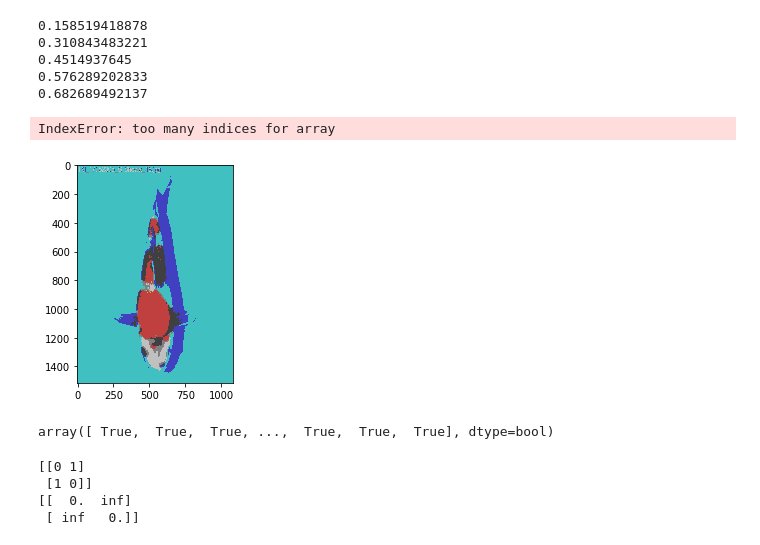
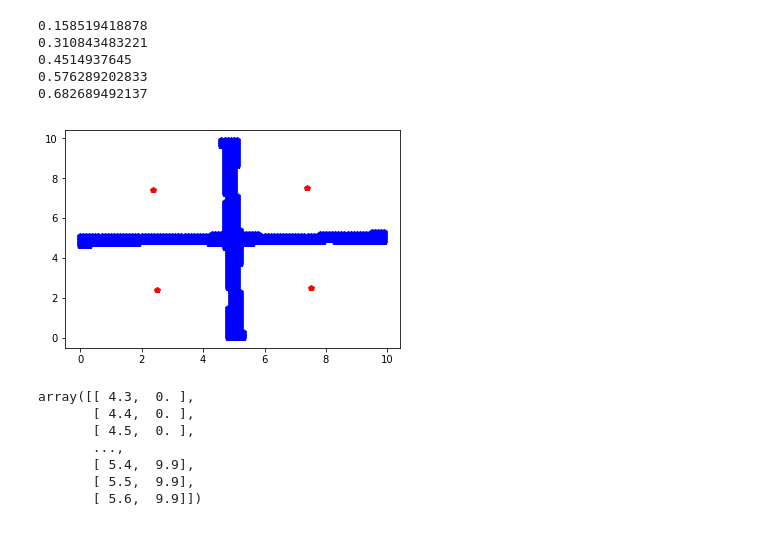
Before and after one commit to Dogiko/KMeans-Clustering, a Jupyter notebook: main.ipynb, the cells around one changed output. Saved outputs shown, nothing was run; the diff lists cells and outputs as text; code cells hidden in the pictures.

```diff
--- a/main.ipynb
+++ b/main.ipynb
@@ -226,7 +226,9 @@ class KMeans():
         temp_label_counter -= temp_label_is
         temp_dissimilar /= temp_label_counter
         a = (temp_dissimilar*temp_label_is).max(axis = 1)
-        b = (temp_dissimilar + temp_label_is*temp_dissimilar.max()).min(axis = 1)
+        np.place(temp_dissimilar, temp_label_is, np.inf)
+        b = temp_dissimilar.min(axis=1)
+        #b = (temp_dissimilar + temp_label_is*temp_dissimilar.max()).min(axis = 1)
         s = (b - a) / (a*(a>=b) + b*(b>a))
         output = (s.mean(), np.zeros((temp_c_n)), s, temp_labels)
         # out_put provide (totally score, cluster wise score, data wise score, data label)
@@ -449,2 +422,8 @@ k_means.clusters[8] = np.array([128,128,128])
+# %%
+foo = np.zeros((100,100,2))
+foo[:,:,0] =np.repeat((np.arange(100)/10).reshape(1,100),100,axis=0)
+foo[:,:,1] =np.repeat((np.arange(100)/10).reshape(1,100),100,axis=0).T
+# %%
+k_means = KMeans(foo.reshape(10000,2), seed_clusters= 4)
 # %%
-k_means.assign()
+k_means.fit()
@@ -456,18 +429,0 @@ for i in range(img_f.shape[0]):
-# %%
-img_filter = np.zeros(img.shape[:2])
-for i in [2,4,6]:
-    img_filter += img_f[:,:,i]
-img_filter  = (img_filter == 0)
-plt.imshow(img_filter.astype(int))
-plt.show()
-# %% [output]
-IndexError: too many indices for array
-# %%
-plt.imshow((img_f.reshape(img.shape)))
-plt.show()
-# %% [output]
-[figure, removed]
-# %%
-img_f[:,3]>0
-# %% [output]
-array([ True,  True,  True, ...,  True,  True,  True], dtype=bool)
@@ -477,8 +430,5 @@ b = np.array([[0, np.inf], [np.inf, 0]])
-# %%
-print(a)
-print(b)
-# %% [output]
-[[0 1]
- [1 0]]
-[[  0.  inf]
- [ inf   0.]]
+# %%
+plt.plot(k_means.clusters.T[0], k_means.clusters.T[1], "rp", bad_sil.T[0], bad_sil.T[1], "bp")
+plt.show()
+# %% [output]
+[figure, added]
@@ -484,0 +439,10 @@ print(b)
+# %%
+bad_sil
+# %% [output]
+array([[ 4.3,  0. ],
+       [ 4.4,  0. ],
+       [ 4.5,  0. ],
+       ...,
+       [ 5.4,  9.9],
+       [ 5.5,  9.9],
+       [ 5.6,  9.9]])
```
Also changed, not shown: parts of 13 cells of this notebook.
